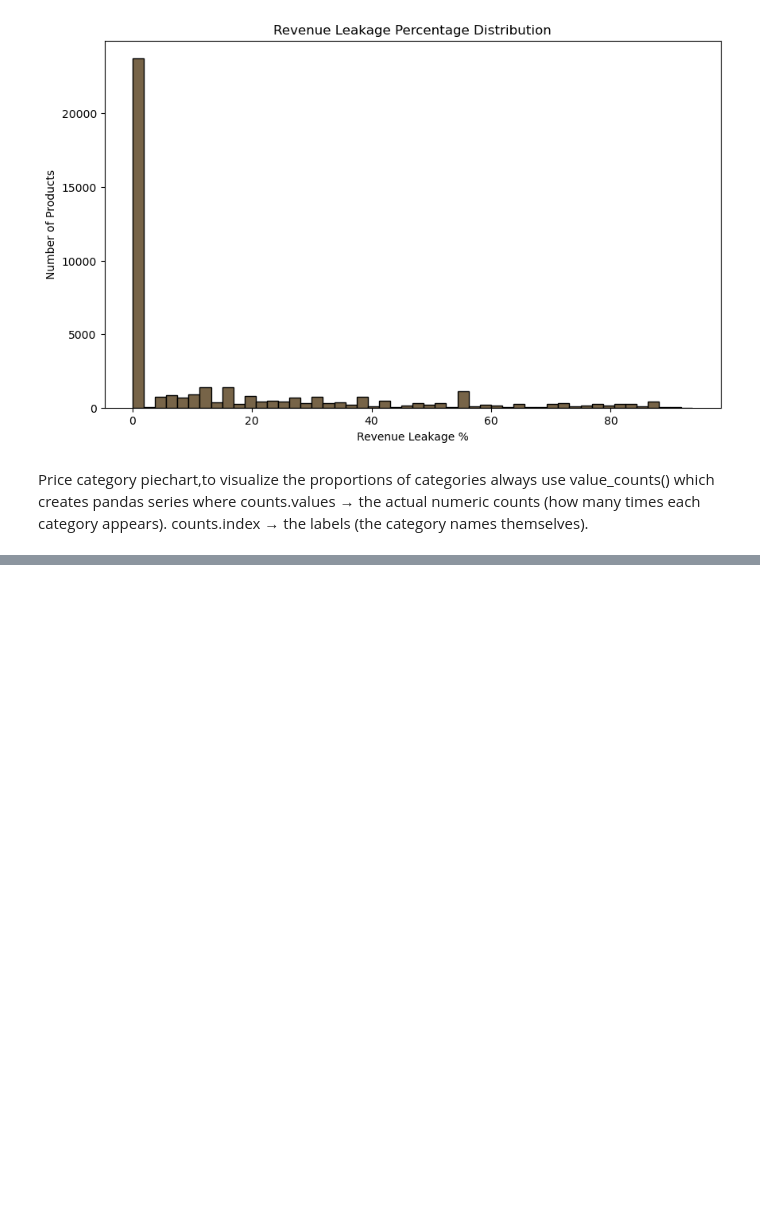
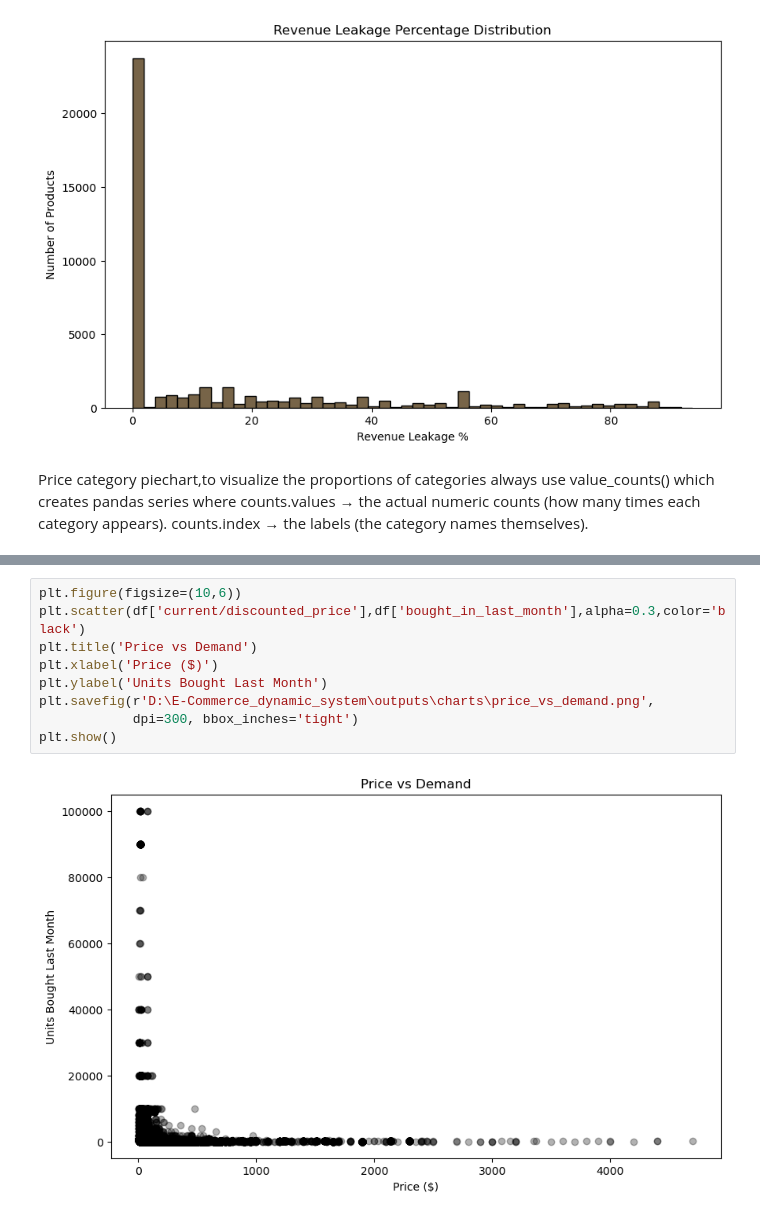
Before and after one commit to bhargavi30-dsa/AI-Powered-Ecommerce-Revenue-Intelligence-System, a Jupyter notebook: notebooks/visualization.ipynb, the cells around one changed output, grey strips where cells are left out. Saved outputs shown, nothing was run; the diff lists cells and outputs as text; blank space fills up the shorter version.

```diff
--- a/notebooks/visualization.ipynb
+++ b/notebooks/visualization.ipynb
@@ -153,0 +161,11 @@ plt.pie(counts.values,labels=counts.index,autopct="%1.1f%%")
+# %%
+plt.figure(figsize=(10,6))
+plt.scatter(df['current/discounted_price'],df['bought_in_last_month'],alpha=0.3,color='black')
+plt.title('Price vs Demand')
+plt.xlabel('Price ($)')
+plt.ylabel('Units Bought Last Month')
+plt.savefig(r'D:\E-Commerce_dynamic_system\outputs\charts\price_vs_demand.png',
+            dpi=300, bbox_inches='tight')
+plt.show()
+# %% [output]
+[figure, added]
```
Also changed, not shown: parts of 8 cells of this notebook, 10 other files.
